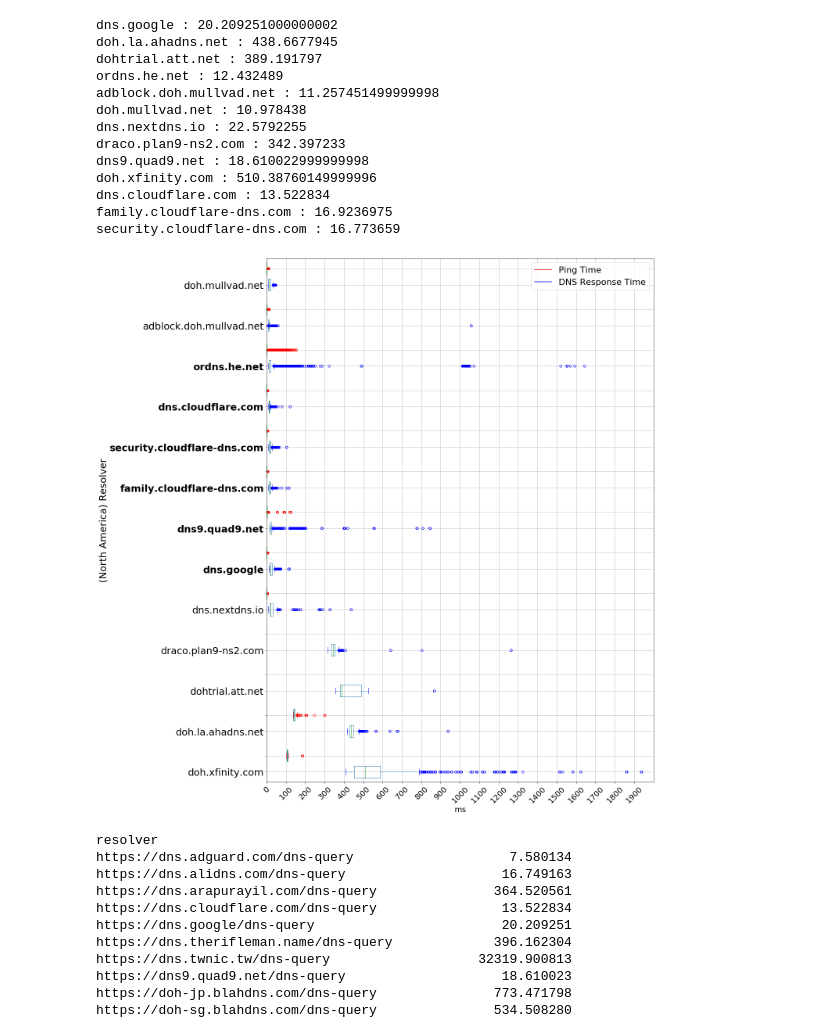
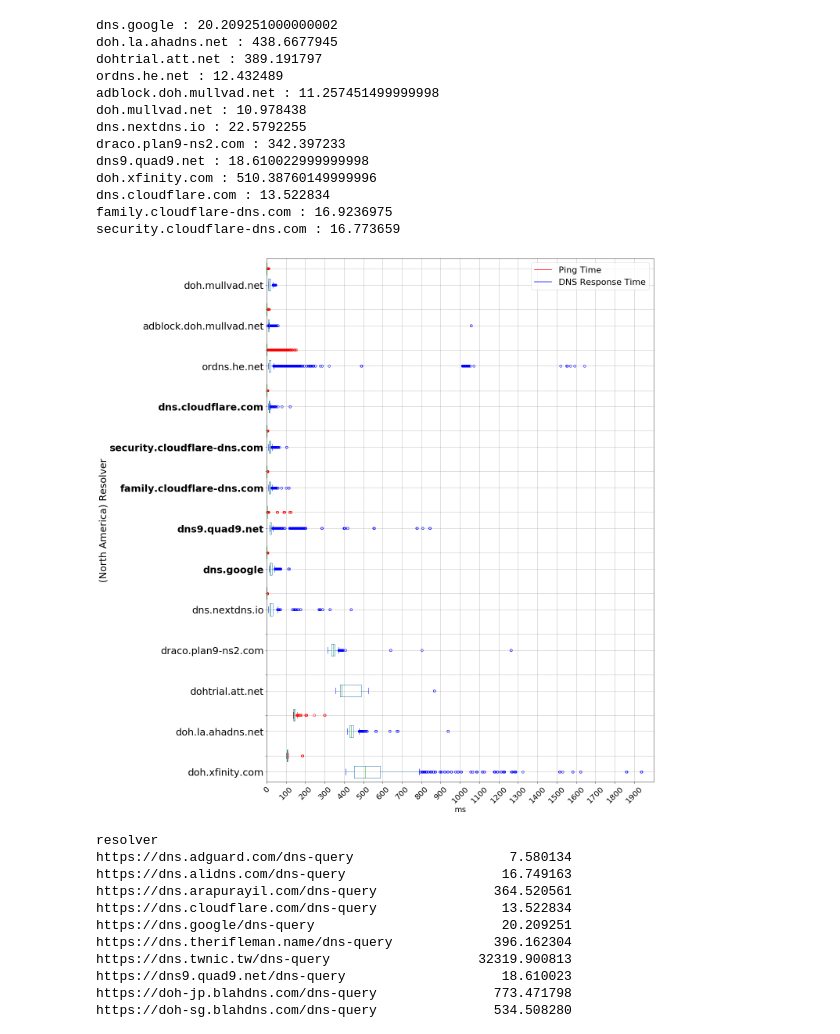
Before and after one commit to noise-lab/dns-measurement, a Jupyter notebook: src/measure/dns-timing/Europe_data_full.ipynb, the cells around one changed output. Drawn from its saved outputs; the diff is of its cells as text; code cells hidden in the pictures.

```diff
--- a/src/measure/dns-timing/Europe_data_full.ipynb
+++ b/src/measure/dns-timing/Europe_data_full.ipynb
@@ -251,35 +251,34 @@ ping_times = NA_ping[medians.index]
 NA_response_times = NA_frame_to_plot[medians.index]
 
 
 NA_boxplot = NA_response_times.boxplot(vert=False,figsize=(20,20),showfliers=True,capprops=dict(color=c),whiskerprops=dict(color=c),flierprops=dict(color=c, markeredgecolor=c),medianprops=dict(color=c), meanprops=dict(color=c),  positions=np.array(range(len(NA_dict_resp_time_series)))*2.0-0.4, widths=0.6)
 NA_ping_boxplot = ping_times.boxplot(vert=False,figsize=(20,20),showfliers=True,capprops=dict(color=z),whiskerprops=dict(color=z),flierprops=dict(color=z, markeredgecolor=z),medianprops=dict(color=z), meanprops=dict(color=z), positions=np.array(range(len(NA_dict_ping_series)))*2.0+0.4, widths=0.6)
 
 plt.plot([], c='red', label='Ping Time')
 plt.plot([], c='blue', label='DNS Response Time')
 plt.legend(loc = 'upper right', fontsize=22)
 
 xl = 2000
 plt.xlim(0,xl)
 plt.xlabel('ms', fontsize=20)
 plt.xticks(rotation=45)
 plt.ylabel('(North America) Resolver', fontsize=25)
-plt.gca().get_yticklabels()[10].set_weight("bold")
 plt.gca().get_yticklabels()[9].set_weight("bold")
 plt.gca().get_yticklabels()[8].set_weight("bold")
 plt.gca().get_yticklabels()[7].set_weight("bold")
 plt.gca().get_yticklabels()[6].set_weight("bold")
 plt.gca().get_yticklabels()[5].set_weight("bold")
 
 #plt.xscale('log')
 
 plt.xticks(np.arange(0, xl, step=100), fontsize=20)
 plt.yticks(fontsize=25)
 plt.tight_layout()
 plt.grid(True)
 plt.savefig("../../../paper/figures/Frankfurt_North_America_Full.pdf")
 plt.show()
 # %% [output]
-[figure, old version]
+[figure, new version]
 # %%
 # Median of each resolver in ascending order (removed the ones with nan)
 asia_array_of_resolvers = pd.Series(ip_asia['resolver']).unique()
```
Also changed, not shown: parts of 2 cells of this notebook, 17 other files.
